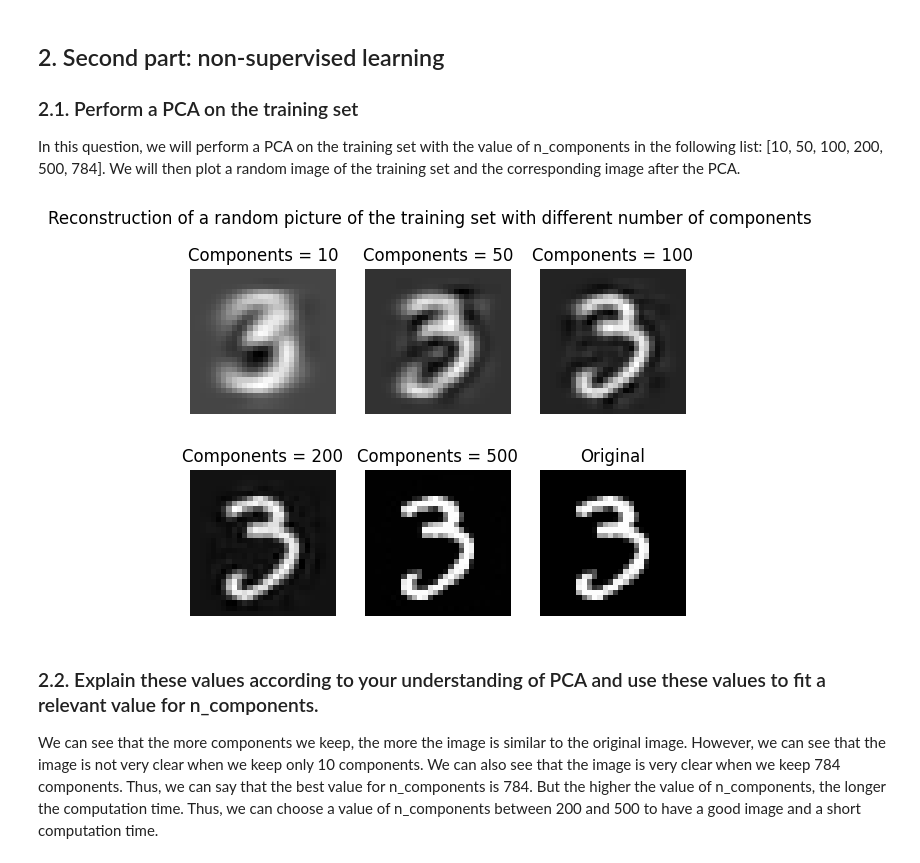
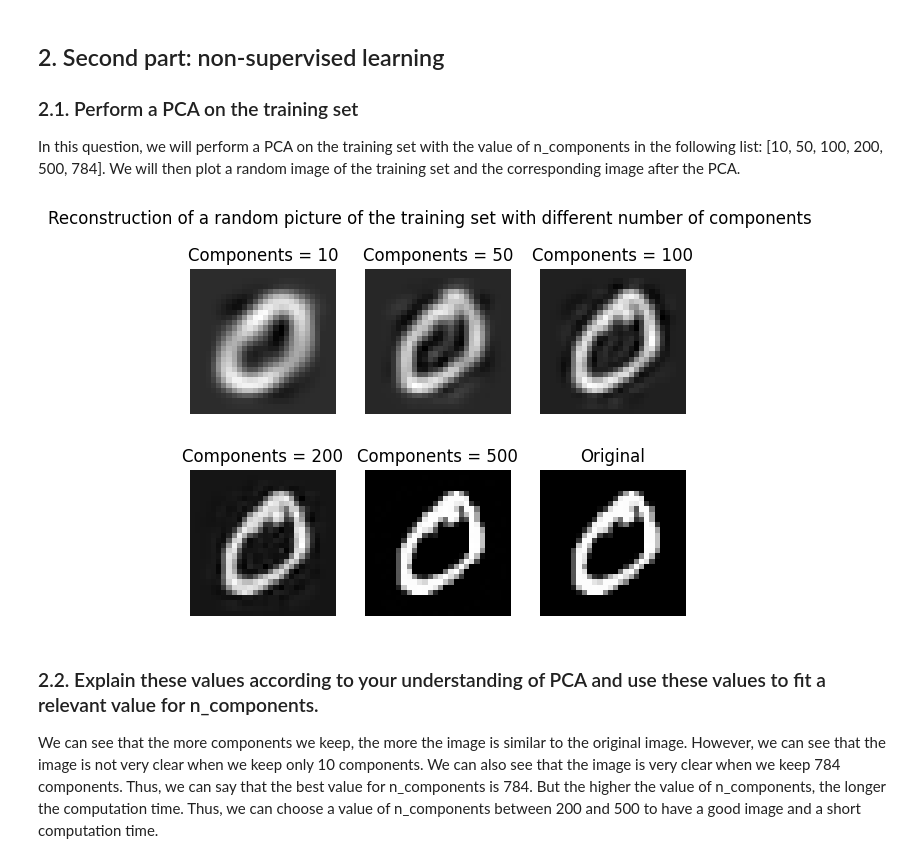
Before and after one commit to CharrierTim/Machine-Learning, a Jupyter notebook: TD1/Rapport TD1.ipynb, the cells around one changed output. Drawn from its saved outputs; the diff is of its cells as text; code cells hidden in the pictures.

```diff
--- a/TD1/Rapport TD1.ipynb
+++ b/TD1/Rapport TD1.ipynb
@@ -36,7 +21,6 @@ from keras.layers import Conv2D, MaxPooling2D, Flatten
 # %%
-# Loading the dataset
-
-(X_train, Y_train), (X_test, Y_test) = mnist.load_data()
+# Loading the raw dataset
+(X_train, Y_train), (X_test, Y_test) = Lib.Loading_MNIST().get_all_data_raw()
 # %% [markdown]
 ### 1.1. What are the shape of the data?
 # %%
@@ -107,48 +91,13 @@ In this question, we will perform a PCA on the training set with the value of n_
 X_train_flat = X_train.reshape(X_train.shape[0], -1)
 X_test_flat = X_test.reshape(X_test.shape[0], -1)
-# %%
-# PCA
-
-
-n_components = [1, 2, 3, 4, 5, 6, 7, 8, 9, 10, 20, 50, 100, 200, 500, 784]
-random_index = np.random.randint(0, X_train.shape[0])
-List_explained_variance = []
-count = 0
-
-for n in n_components:
-    pca = PCA(n_components=n)
-    pca.fit(X_train_flat)
-
-    # Explained variance
-
-    List_explained_variance.append(np.sum(pca.explained_variance_ratio_))
-
-    # Reconstruct the data and reshape it with the PCA model and display a picture if n = 10, 50, 100, 200, 500, 784
-    if(n == 10 or n == 50 or n == 100 or n == 200 or n == 500 or n == 784):
-        X_train_reconstructed = pca.inverse_transform(
-            pca.transform(X_train_flat))
-
-        X_train_reconstructed = X_train_reconstructed.reshape(
-            X_train.shape[0], 28, 28)
-
-        #  Display the reconstructed picture in the same figure
-
-        plt.subplot(2, 3, count+1)
-        plt.imshow(X_train_reconstructed[random_index], cmap='gray')
-        plt.axis('off')
-        count += 1
-
-        if(n == 784):
-            plt.title("Original")
-
-        else:
-            plt.title("Components = " + str(n))
-
-plt.suptitle(
-    "Reconstruction of a random picture of the training set with different number of components")
-plt.show()
-# %% [output]
-[figure, removed]
+# %%
+# Displays the reconstruction of a random image from the MNIST dataset with different number of components
+
+n_components = [1, 2, 3, 4, 5, 6, 7, 8, 9, 10, 20, 50, 100, 200, 500, 784]
+
+List_explained_variance = Lib.PCA_reconstruction_example(X_train_flat, n_components)
+# %% [output]
+[figure, added]
 # %% [markdown]
 ### 2.2. Explain these values according to your understanding of PCA and use these values to fit a relevant value for n_components.
 
```
Also changed, not shown: parts of 28 cells of this notebook, 6 other files.
